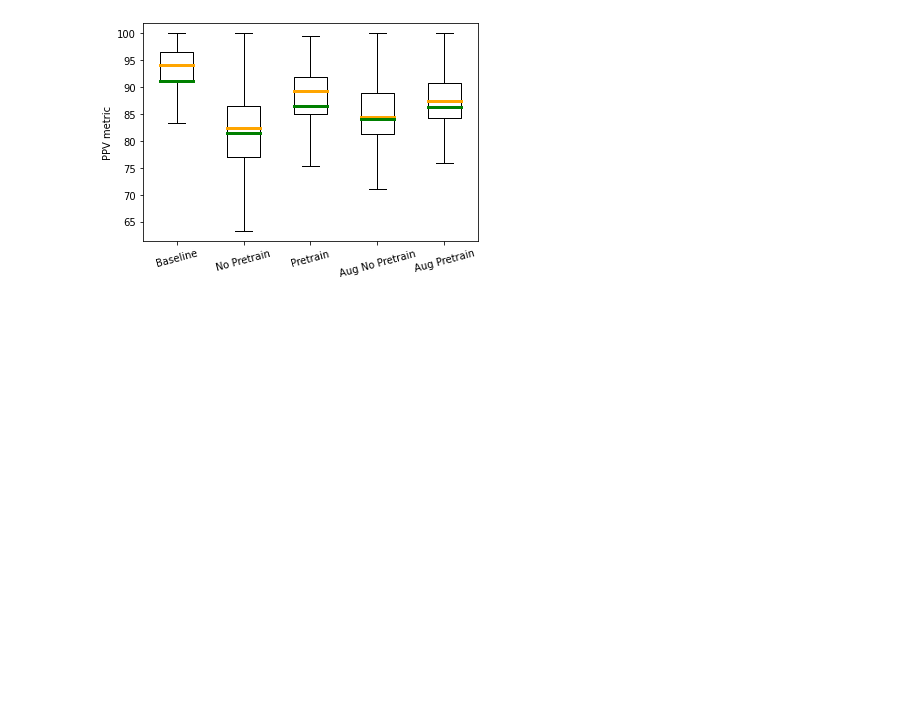
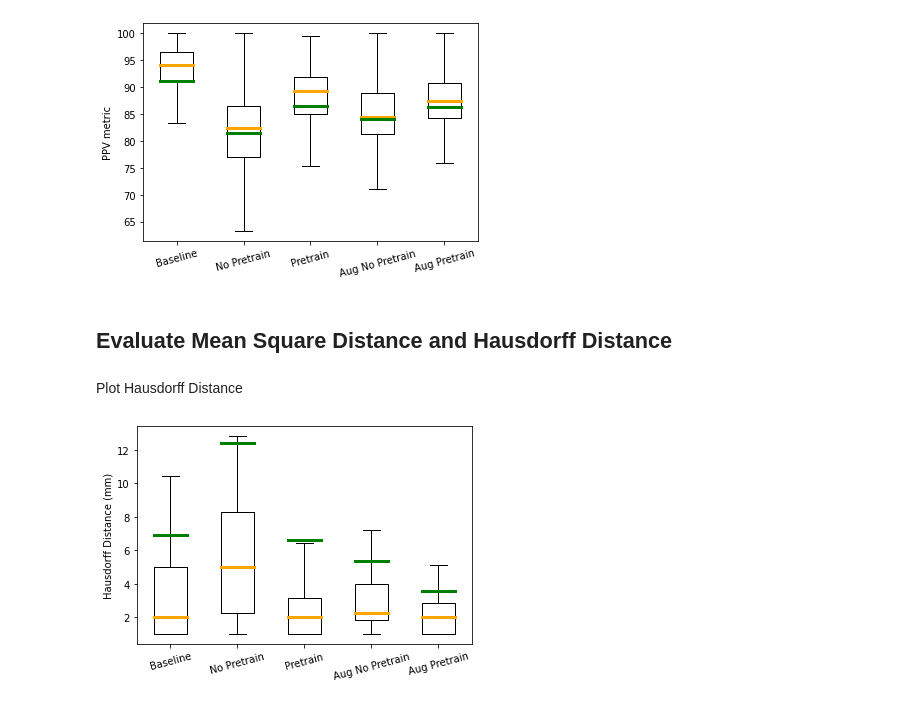
Before and after one commit to ashwinkumargb/pediatric_gmseg, a Jupyter notebook: model_eval/model_eval_combined.ipynb, the cells around one changed output. Cells and saved outputs as stored; diff of their text form; code cells hidden in the pictures; blank space fills up the shorter version.

Commit message:
added model evaluation

```diff
--- a/model_eval/model_eval_combined.ipynb
+++ b/model_eval/model_eval_combined.ipynb
@@ -432,3 +439,5 @@ ax6.set_xticklabels(labels, rotation=15) # Rotate the axes
 plt.show()
 # %% [output]
 [figure]
+# %% [markdown]
+## Evaluate Mean Square Distance and Hausdorff Distance
@@ -434,0 +484,30 @@ plt.show()
+# %%
+#Compute haus_msd for Base Model
+bmodel_haus, bmodel_msd = haus_msd_eval(bmodel_preds, test_targets)
+
+#Compute haus_msd for GM no pretrain
+gm_no_pretrain_haus, gm_no_pretrain_msd = haus_msd_eval(gm_no_pretrain_preds, test_targets)
+
+#Compute haus_msd for GM pretrain
+gm_pretrain_haus, gm_pretrain_msd = haus_msd_eval(gm_pretrain_preds, test_targets)
+
+#Compute haus_msd for GM Aug no pretrain
+gm_aug_no_pretrain_haus, gm_aug_no_pretrain_msd = haus_msd_eval(gm_aug_no_pretrain_preds, test_targets)
+
+#Compute haus_msd for GM Aug pretrain
+gm_aug_pretrain_haus, gm_aug_pretrain_msd = haus_msd_eval(gm_aug_pretrain_preds, test_targets)
+# %% [markdown]
+Plot Hausdorff Distance
+# %%
+fig7, ax7 = plt.subplots()
+# Create the boxplot
+haus_data = [bmodel_haus, gm_no_pretrain_haus, gm_pretrain_haus, gm_aug_no_pretrain_haus, gm_aug_pretrain_haus]
+ax7.set_ylabel('Hausdorff Distance (mm)')
+# ax1.set_ylim([0, 1])
+ax7.boxplot(haus_data, showfliers=False, meanline = True, showmeans=True,
+            medianprops=median_style, meanprops=mean_style)
+ax7.set_xticklabels(labels, rotation=15) # Rotate the axes
+fig7.savefig('figures/haus_result.png', dpi=1200)
+plt.show()
+# %% [output]
+[figure, added]
```
Also changed, not shown: parts of 11 cells of this notebook, 12 other files.
